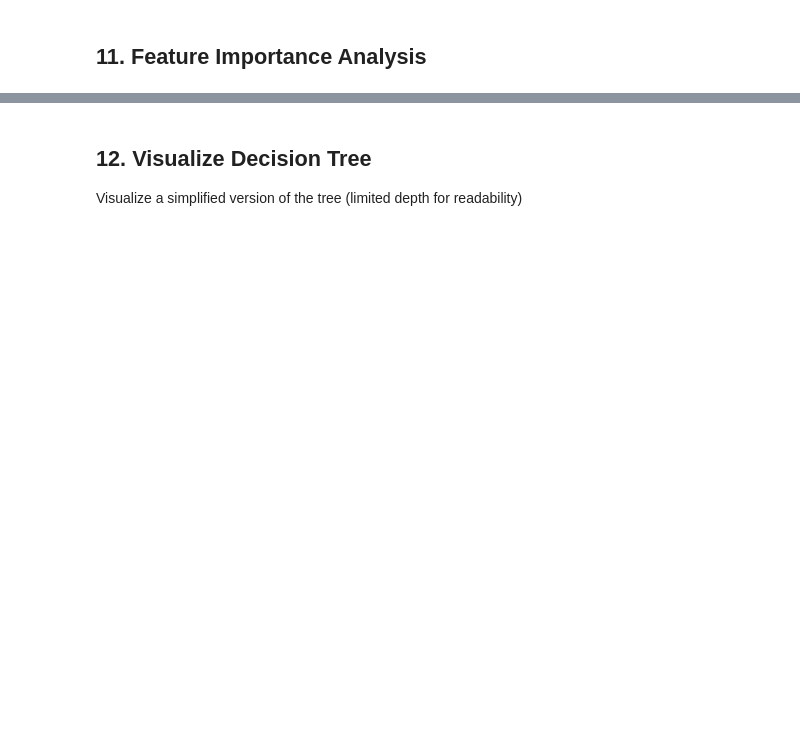
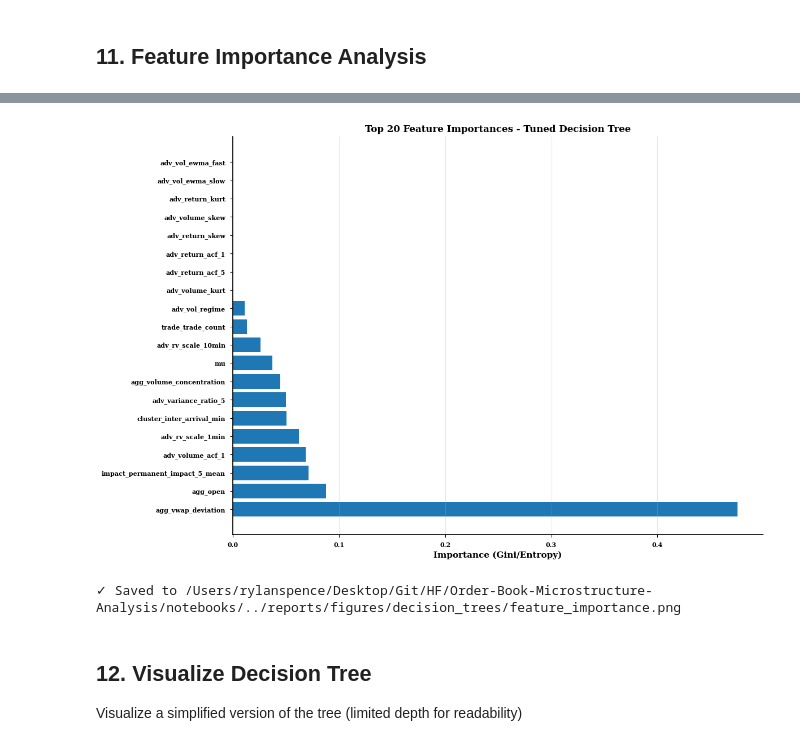
Before and after one commit to rspence821505/Order-Book-Microstructure-Analysis, a Jupyter notebook: notebooks/40_decision_trees.ipynb, the cells around one changed output, grey strips where cells are left out. Cells and saved outputs as stored; diff of their text form; code cells hidden in the pictures; blank space fills up the shorter version.

Commit message:
finished decision trees notebook

```diff
--- a/notebooks/40_decision_trees.ipynb
+++ b/notebooks/40_decision_trees.ipynb
@@ -171,10 +250,7 @@ Train a simple decision tree with default parameters to establish baseline
 # Train baseline decision tree (default parameters)
 print("Training baseline Decision Tree (default parameters)...")
 
-dt_baseline = DecisionTreeClassifier(
-    random_state=42,
-    class_weight='balanced'
-)
+dt_baseline = DecisionTreeClassifier(random_state=42, class_weight="balanced")
 
 dt_baseline.fit(X_train, y_train)
 
@@ -184,9 +260,9 @@ y_test_pred_base = dt_baseline.predict(X_test)
 y_test_proba_base = dt_baseline.predict_proba(X_test)[:, 1]
 
 # Metrics
-print("\n" + "="*80)
+print("\n" + "=" * 80)
 print("BASELINE DECISION TREE (DEFAULT PARAMETERS)")
-print("="*80)
+print("=" * 80)
 
 print(f"\nTree depth: {dt_baseline.get_depth()}")
 print(f"Number of leaves: {dt_baseline.get_n_leaves()}")
@@ -205,5 +281,7 @@ print(f"  F1-score:  {f1_score(y_test, y_test_pred_base):.4f}")
 print(f"  ROC-AUC:   {roc_auc_score(y_test, y_test_proba_base):.4f}")
 
 # Train-test gap (overfitting indicator)
-train_test_gap = accuracy_score(y_train, y_train_pred_base) - accuracy_score(y_test, y_test_pred_base)
+train_test_gap = accuracy_score(y_train, y_train_pred_base) - accuracy_score(
+    y_test, y_test_pred_base
+)
 print(f"\nTrain-Test Gap: {train_test_gap:.4f} ({100*train_test_gap:.1f}% overfitting)")
@@ -410,18 +613,19 @@ print(f"  ROC-AUC:   {auc_improvement:+.4f} ({100*auc_improvement/baseline_resul
 ## 11. Feature Importance Analysis
 # %%
 # Get feature importance
-feature_importance = pd.DataFrame({
-    'feature': feature_cols,
-    'importance': dt_tuned.feature_importances_
-}).sort_values('importance', ascending=False)
+feature_importance = pd.DataFrame(
+    {"feature": feature_cols, "importance": dt_tuned.feature_importances_}
+).sort_values("importance", ascending=False)
 
 # Filter to non-zero importance
-feature_importance_nonzero = feature_importance[feature_importance['importance'] > 0]
+feature_importance_nonzero = feature_importance[feature_importance["importance"] > 0]
 
-print("="*80)
+print("=" * 80)
 print("FEATURE IMPORTANCE (TOP 20)")
-print("="*80)
+print("=" * 80)
 print(feature_importance.head(20).to_string(index=False))
 
 print(f"\nFeatures used: {len(feature_importance_nonzero)}/{len(feature_cols)}")
-print(f"Top 10 features account for {100*feature_importance.head(10)['importance'].sum():.1f}% of total importance")
+print(
+    f"Top 10 features account for {100*feature_importance.head(10)['importance'].sum():.1f}% of total importance"
+)
@@ -428,20 +650,25 @@ print(f"Top 10 features account for {100*feature_importance.head(10)['importance
 # %%
 # Visualize feature importance
 fig, ax = plt.subplots(figsize=(12, 8))
 
 top_features = feature_importance.head(20)
-ax.barh(range(len(top_features)), top_features['importance'].values)
+ax.barh(range(len(top_features)), top_features["importance"].values)
 ax.set_yticks(range(len(top_features)))
-ax.set_yticklabels(top_features['feature'].values)
-ax.set_xlabel('Importance (Gini/Entropy)', fontsize=11)
-ax.set_title('Top 20 Feature Importances - Tuned Decision Tree', fontsize=12, fontweight='bold')
-ax.grid(axis='x', alpha=0.3)
+ax.set_yticklabels(top_features["feature"].values)
+ax.set_xlabel("Importance (Gini/Entropy)", fontsize=11)
+ax.set_title(
+    "Top 20 Feature Importances - Tuned Decision Tree", fontsize=12, fontweight="bold"
+)
+ax.grid(axis="x", alpha=0.3)
 
 plt.tight_layout()
-plt.savefig(dt_dir / 'feature_importance.png', dpi=300, bbox_inches='tight')
+plt.savefig(dt_dir / "feature_importance.png", dpi=300, bbox_inches="tight")
 plt.show()
 
 print(f"\n✓ Saved to {dt_dir / 'feature_importance.png'}")
+# %% [output]
+[figure, added]
+✓ Saved to /Users/rylanspence/Desktop/Git/HF/Order-Book-Microstructure-Analysis/notebooks/../reports/figures/decision_trees/feature_importance.png
 # %% [markdown]
 ## 12. Visualize Decision Tree
 
```
Also changed, not shown: parts of 18 cells of this notebook.
